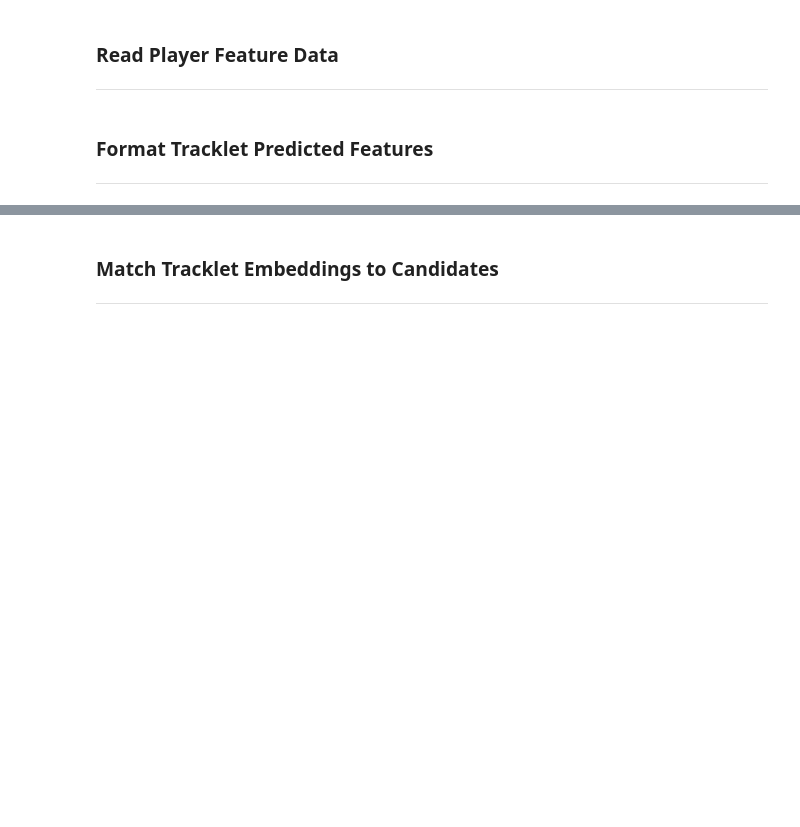
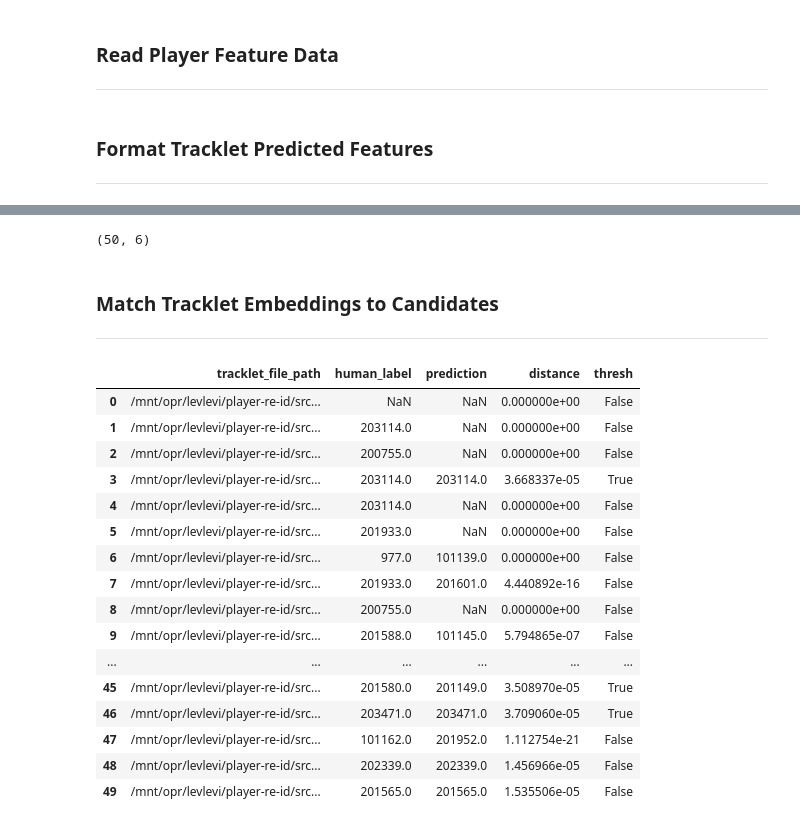
Before and after one commit to gedas-ug-projects/player-re-id, a Jupyter notebook: src/testing/embed_players/simplified_embed_players.ipynb, the cells around one changed output, grey strips where cells are left out. Drawn from its saved outputs; the diff is of its cells as text; code cells hidden in the pictures; blank space fills up the shorter version.

```diff
--- a/src/testing/embed_players/simplified_embed_players.ipynb
+++ b/src/testing/embed_players/simplified_embed_players.ipynb
@@ -147,11 +147,14 @@ for tracklet_fp, raw_predictions in predicted_tracklet_features_florence_dict.it
     for frame_idx in raw_predictions:
         # match all valid predictions
         temp_jersey_number_arr = raw_predictions[frame_idx]
+        temp_arr = []
         for n in temp_jersey_number_arr:
             if not type(n) == dict:
                 continue
-            temp_jersey_number_arr = re.findall(r'\d+', n['<OCR>'])
-            predicted_jersey_numbers.extend(n)
+            temp_jersey_number =  re.findall(r'\d+', n['<OCR>'])
+            temp_arr.extend(temp_jersey_number)
+        if len(temp_arr) == 9:
+            predicted_jersey_numbers.extend(temp_arr)
     # find most common jersey number
     maj_jersey_number = get_maj_jersey_number(predicted_jersey_numbers)
     temp_row = [tracklet_fp, maj_jersey_number, candidate_team_ids, candidate_players_ids]
@@ -267,5 +272,7 @@ all_tracklet_features.head()
 # %%
 print(all_tracklet_features.shape)
+# %% [output]
+(50, 6)
 # %%
 # euclidean Distance
 def euclidean_distance(vec1: List[float], vec2: List[float]) -> float:
@@ -320,7 +335,29 @@ for tracklet_index, tracklet_row in enumerate(all_tracklet_features.itertuples()
 # %%
+distances_thresh =  3. * 1e-5
+
 # create a dataframe with all predictions
 predictions_computed = pd.DataFrame({'tracklet_file_path': all_tracklet_features['tracklet_file_path'], 'human_label': human_labels, 'prediction': reidentified_tracklet_player_ids})
-predictions_computed.head()
+predictions_computed['distance'] = best_distances
+predictions_computed['thresh'] = predictions_computed['distance'] > distances_thresh
+predictions_computed
+# %% [output]
+|  | tracklet_file_path | human_label | prediction | distance | thresh |
+| 0 | /mnt/opr/levlevi/player-re-id/src... | NaN | NaN | 0.000000e+00 | False |
+| 1 | /mnt/opr/levlevi/player-re-id/src... | 203114.0 | NaN | 0.000000e+00 | False |
+| 2 | /mnt/opr/levlevi/player-re-id/src... | 200755.0 | NaN | 0.000000e+00 | False |
+| 3 | /mnt/opr/levlevi/player-re-id/src... | 203114.0 | 203114.0 | 3.668337e-05 | True |
+| 4 | /mnt/opr/levlevi/player-re-id/src... | 203114.0 | NaN | 0.000000e+00 | False |
+| 5 | /mnt/opr/levlevi/player-re-id/src... | 201933.0 | NaN | 0.000000e+00 | False |
+| 6 | /mnt/opr/levlevi/player-re-id/src... | 977.0 | 101139.0 | 0.000000e+00 | False |
+| 7 | /mnt/opr/levlevi/player-re-id/src... | 201933.0 | 201601.0 | 4.440892e-16 | False |
+| 8 | /mnt/opr/levlevi/player-re-id/src... | 200755.0 | NaN | 0.000000e+00 | False |
+| 9 | /mnt/opr/levlevi/player-re-id/src... | 201588.0 | 101145.0 | 5.794865e-07 | False |
+| ... | ... | ... | ... | ... | ... |
+| 45 | /mnt/opr/levlevi/player-re-id/src... | 201580.0 | 201149.0 | 3.508970e-05 | True |
+| 46 | /mnt/opr/levlevi/player-re-id/src... | 203471.0 | 203471.0 | 3.709060e-05 | True |
+| 47 | /mnt/opr/levlevi/player-re-id/src... | 101162.0 | 201952.0 | 1.112754e-21 | False |
+| 48 | /mnt/opr/levlevi/player-re-id/src... | 202339.0 | 202339.0 | 1.456966e-05 | False |
+| 49 | /mnt/opr/levlevi/player-re-id/src... | 201565.0 | 201565.0 | 1.535506e-05 | False |
 # %%
 # find all matching predictions
 matched_mask = predictions_computed['human_label'] == predictions_computed['prediction']
```
Also changed, not shown: parts of 8 cells of this notebook.
